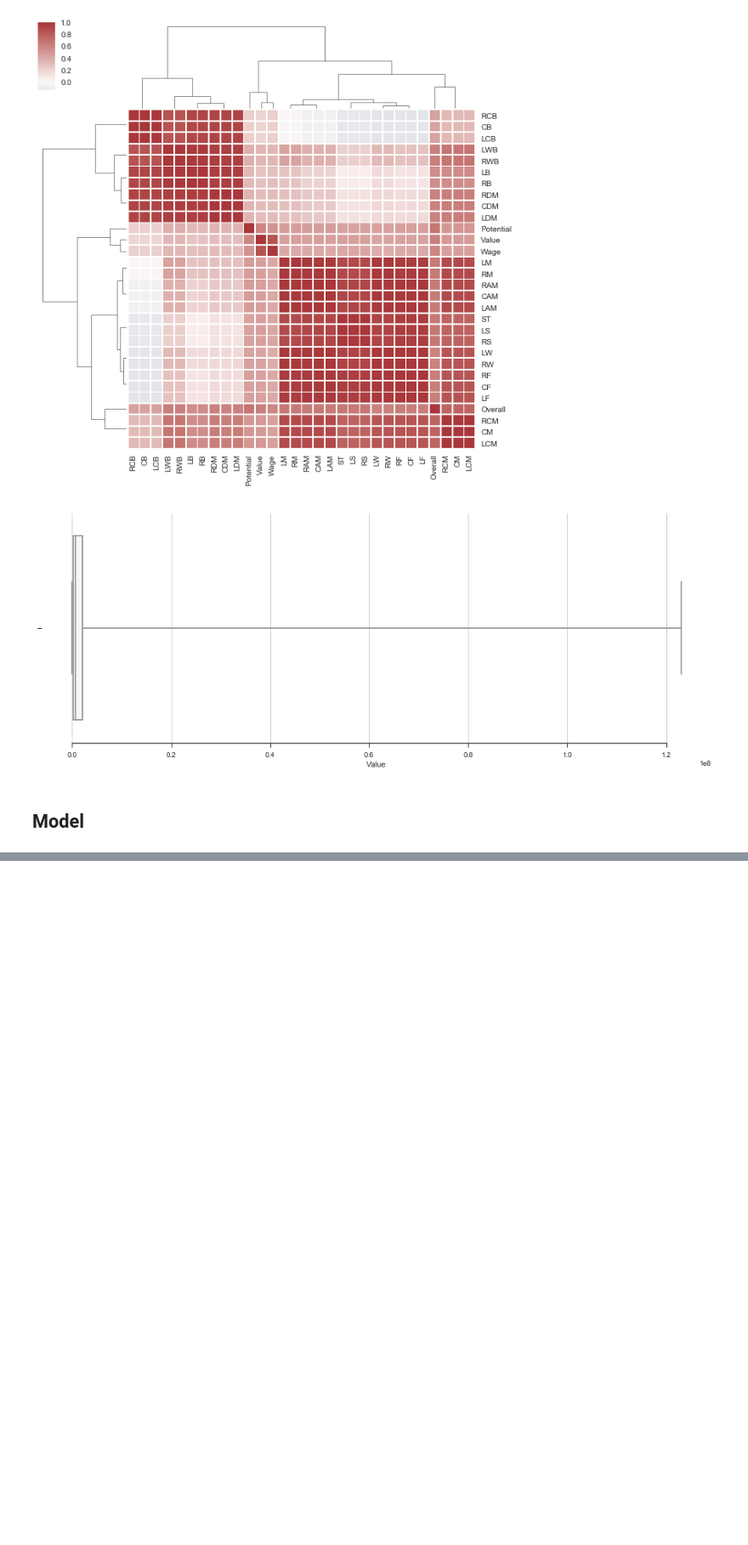
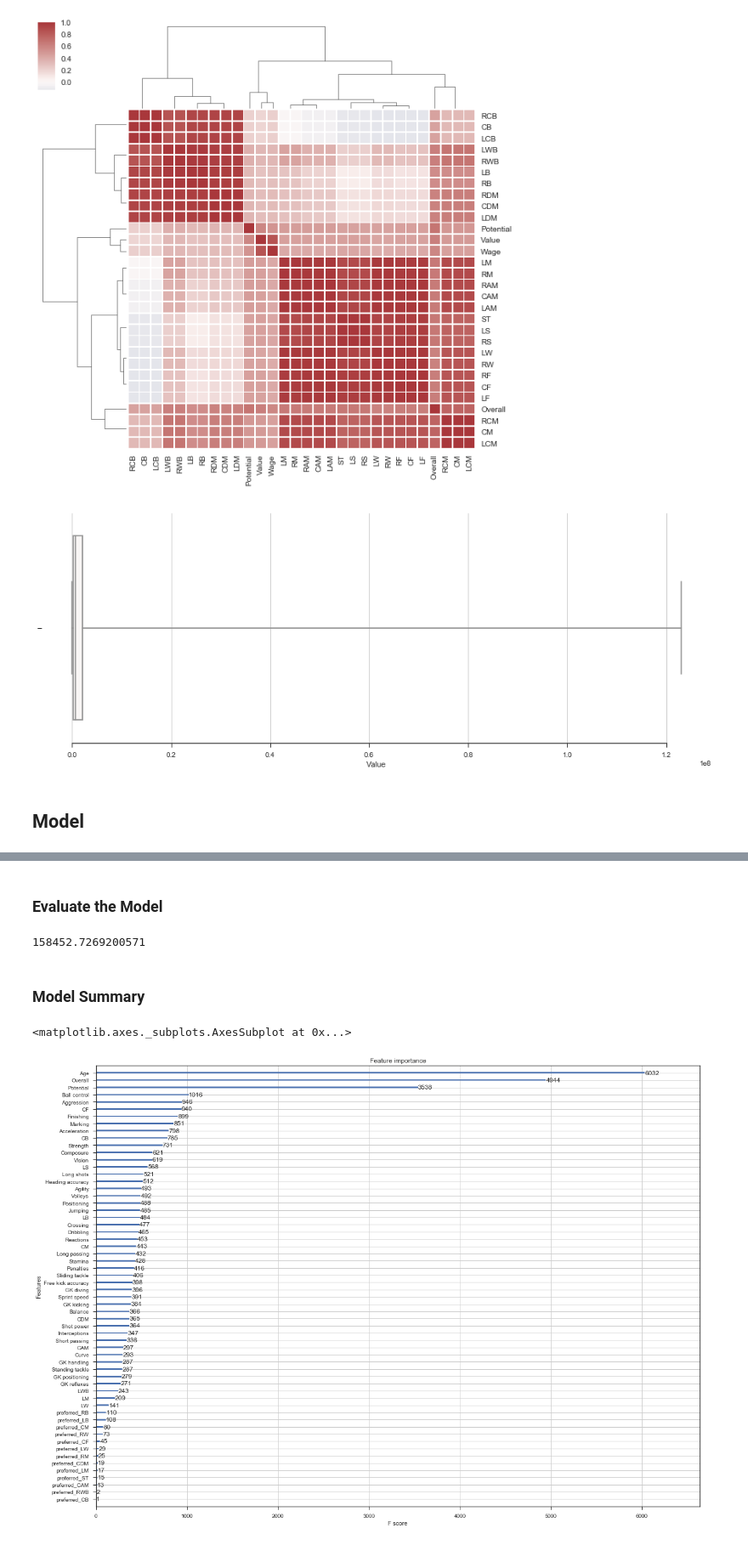
Before and after one commit to Fournierp/Fifa18, a Jupyter notebook: Fifa 18 Model.ipynb, the cells around one changed output, grey strips where cells are left out. Shown at 85% size. Cells and saved outputs as stored; diff of their text form; code cells hidden in the pictures; blank space fills up the shorter version.

Commit message:
Finished inital Model

```diff
--- a/Fifa 18 Model.ipynb
+++ b/Fifa 18 Model.ipynb
@@ -829,0 +838,2 @@ Did not expect the data types in fields Nationality, Club
+# %%
+evaluation_set = [(dtest, "Test_set")]
@@ -829,0 +842,10 @@ Did not expect the data types in fields Nationality, Club
+# %%
+mean_train = np.mean(y_train_value)
+
+# Get predictions on the test set
+baseline_predictions = np.ones(y_test_value.shape) * mean_train
+
+# Compute MAE
+mae_baseline = mean_absolute_error(y_test_value, baseline_predictions)
+
+print("Baseline MAE is {:.2f}".format(mae_baseline))
@@ -829,0 +861,20 @@ Did not expect the data types in fields Nationality, Club
+# %%
+best_score = mae_baseline
+best_params = {}
+for i, grid_search in enumerate(params_perms):
+    print("Permutation number:", i+1)
+    cv_results = xgb.cv(grid_search,
+                        dtrain,
+                        num_boost_round=num_boost_round,
+                        seed=42,
+                        nfold=2,
+                        metrics={'mae'},
+                        early_stopping_rounds=early_stopping_rounds
+                        )
+
+    mean_mae = cv_results['test-mae-mean'].min()
+    boost_rounds = cv_results['test-mae-mean'].argmin()
+    print("\tMAE {} for {} rounds".format(mean_mae, boost_rounds))
+    if mean_mae < best_score:
+        best_score = mean_mae
+        best_params = grid_search
@@ -829,0 +909,9 @@ Did not expect the data types in fields Nationality, Club
+# %%
+#Retrain a model with new best params
+model = xgb.train(
+    best_params,
+    dtrain,
+    num_boost_round=num_boost_round,
+    evals=evaluation_set,
+    early_stopping_rounds=early_stopping_rounds
+)
@@ -829,0 +936,16 @@ Did not expect the data types in fields Nationality, Club
+# %% [markdown]
+### Evaluate the Model
+# %%
+#Evaluate
+mean_absolute_error(model.predict(dtest), y_test_value)
+# %% [output]
+158452.7269200571
+# %% [markdown]
+### Model Summary
+# %%
+#Feature Importance
+plt.figure(figsize=(20,15))
+xgb.plot_importance(model, ax=plt.gca())
+# %% [output]
+<matplotlib.axes._subplots.AxesSubplot at 0x...>
+[figure, added]
```
Also changed, not shown: parts of 17 cells of this notebook.
